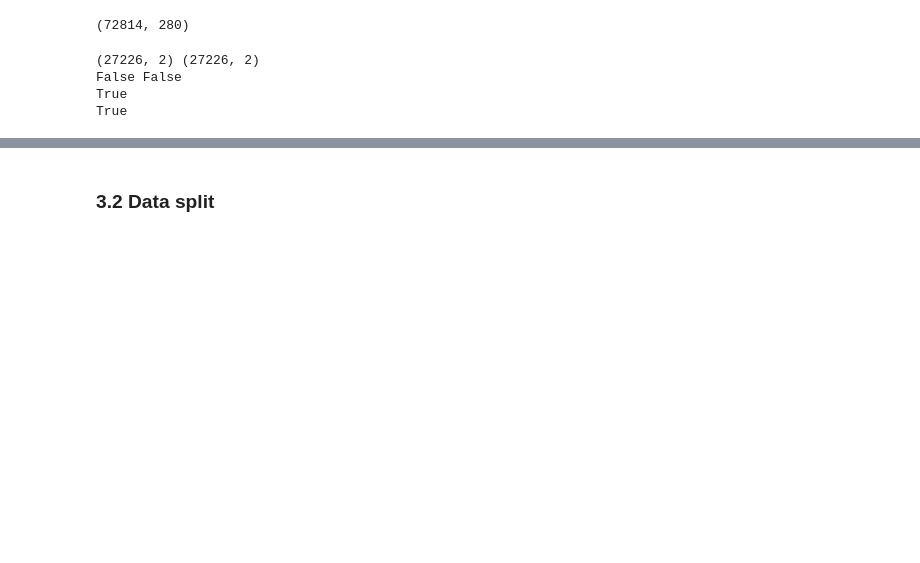
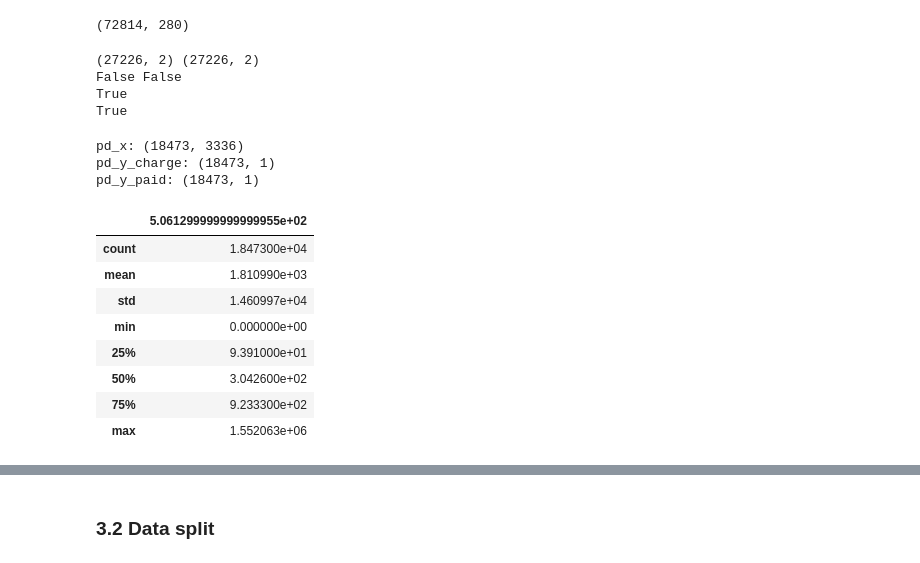
Before and after one commit to bbalasub1/CS598IQVIAClaims, a Jupyter notebook: src/cost_prediction.ipynb, the cells around one changed output, grey strips where cells are left out. Saved outputs shown, nothing was run; the diff lists cells and outputs as text; code cells hidden in the pictures; blank space fills up the shorter version.

```diff
--- a/src/cost_prediction.ipynb
+++ b/src/cost_prediction.ipynb
@@ -480,4 +491,20 @@ pd_x, pd_y_charge, pd_y_paid = read_emb_csv(EMB_DATA_PATH)
 # %%
 print("pd_x: {}".format(pd_x.shape))
 print("pd_y_charge: {}".format(pd_y_charge.shape))
-print("ppd_y_paid: {}".format(pd_y_paid.shape))
+print("pd_y_paid: {}".format(pd_y_paid.shape))
+# %% [output]
+pd_x: (18473, 3336)
+pd_y_charge: (18473, 1)
+pd_y_paid: (18473, 1)
+# %%
+pd_y_paid.describe()
+# %% [output]
+|  | 5.061299999999999955e+02 |
+| count | 1.847300e+04 |
+| mean | 1.810990e+03 |
+| std | 1.460997e+04 |
+| min | 0.000000e+00 |
+| 25% | 9.391000e+01 |
+| 50% | 3.042600e+02 |
+| 75% | 9.233300e+02 |
+| max | 1.552063e+06 |
```
Also changed, not shown: parts of 29 cells of this notebook.
